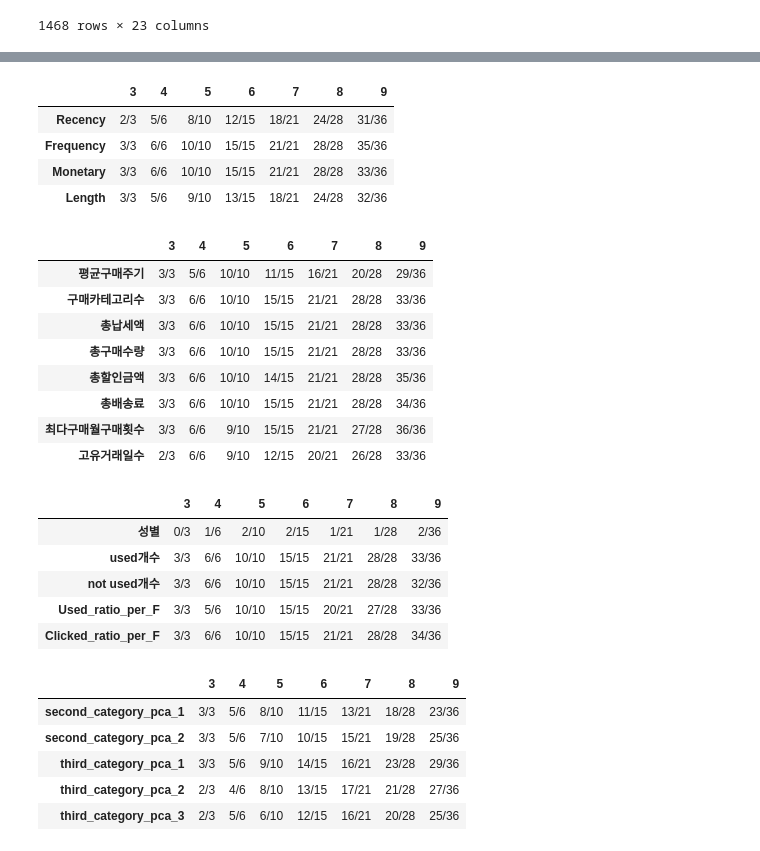
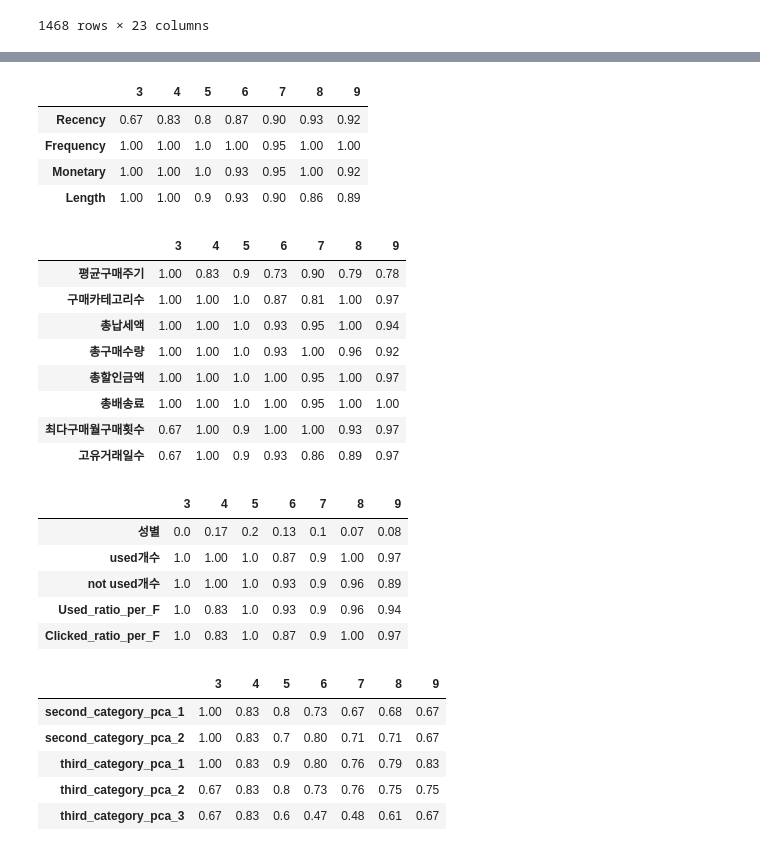
Before and after one commit to ColorConeHead/final_project, a Jupyter notebook: for_clustering.ipynb, the cells around one changed output, grey strips where cells are left out. Saved outputs shown, nothing was run; the diff lists cells and outputs as text; code cells hidden in the pictures.

```diff
--- a/for_clustering.ipynb
+++ b/for_clustering.ipynb
@@ -118,0 +135,5 @@ k = 9 -> silhouette index 0.44490912300674657
+# %%
+raw_core = rfm_raw[['Recency', 'Frequency', 'Monetary', 'Length', '성별', '평균구매주기', '구매카테고리수','총납세액', '총구매수량', '총할인금액', '총배송료', '당월구매횟수', '고유거래일수', '성별', 'used개수','not used개수', 'Used_ratio_per_F', 'Clicked_ratio_per_F', 'First_category', 'Second_category', 'Third_category']]
+# %%
+total = pd.concat([raw_core, core.iloc[:, -7:]], axis=1)
+total
@@ -118,0 +170,15 @@ k = 9 -> silhouette index 0.44490912300674657
+# %%
+for col in total.iloc[:, -7:].columns:
+    stick = int(col.split('_')[1])
+    plt.figure(figsize=(20, 10))
+
+
+    for i in range(stick):
+        plt.subplot(3, 3, i+1)
+        plt.hist(total[total[col] == i]['Monetary'])
+        plt.title(len(total[total[col] == i]) / len(total))
+    print()
+    print(col)
+    print(col)
+
+    plt.show()
@@ -118,0 +207,3 @@ k = 9 -> silhouette index 0.44490912300674657
+# %%
+for col in total.iloc[:, -7:].columns:
+    display(total.groupby(col)[['Recency','Frequency','Monetary', 'Length', '평균구매주기', '구매카테고리수','총납세액', '총구매수량', '총할인금액', '총배송료', '당월구매횟수', '고유거래일수', 'used개수','not used개수', 'Used_ratio_per_F', 'Clicked_ratio_per_F']].quantile(0.25).sort_values('Monetary', ascending=False))
@@ -245,55 +434,55 @@ for cols in [cols1, cols2, cols3, cols4]:
                     ttest_false = ttest_ind(group1,group2,equal_var=False)
                     # print('이분산 t-test_p_value가 0.05보다 작은가 : ',ttest_false[1] < 0.05)
                     # print(ttest_false)
 
                     result = ttest_false
 
 
                 else:
                     # print('비모수검정 실시')
 
                     test_ranks = ranksums(group1,group2)
 
                     # print('ranksums검정_p_value가 0.05보다 작은가 : ',test_ranks[1] < 0.05)
                     # print(test_ranks)
 
                     result = test_ranks
 
 
                 results.append(result[1] < 0.05)
 
             # print(f'{sum(results)}/{total_combis}')
-            values.append(f'{sum(results)}/{total_combis}')
+            values.append(round(sum(results)/total_combis, 2))
 
     temp_values = np.array(values).reshape(len(cols), -1)
     result_table = pd.DataFrame(data=temp_values, columns=elements, index=cols)
     display(result_table)
         #     print("+++++++++++++++++++++++++++++++++++")
         # print('========================================================================')
 # %% [output]
 |  | 3 | 4 | 5 | 6 | 7 | 8 | 9 |
-| Recency | 2/3 | 5/6 | 8/10 | 12/15 | 18/21 | 24/28 | 31/36 |
-| Frequency | 3/3 | 6/6 | 10/10 | 15/15 | 21/21 | 28/28 | 35/36 |
-| Monetary | 3/3 | 6/6 | 10/10 | 15/15 | 21/21 | 28/28 | 33/36 |
-| Length | 3/3 | 5/6 | 9/10 | 13/15 | 18/21 | 24/28 | 32/36 |
+| Recency | 0.67 | 0.83 | 0.8 | 0.87 | 0.90 | 0.93 | 0.92 |
+| Frequency | 1.00 | 1.00 | 1.0 | 1.00 | 0.95 | 1.00 | 1.00 |
+| Monetary | 1.00 | 1.00 | 1.0 | 0.93 | 0.95 | 1.00 | 0.92 |
+| Length | 1.00 | 1.00 | 0.9 | 0.93 | 0.90 | 0.86 | 0.89 |
 |  | 3 | 4 | 5 | 6 | 7 | 8 | 9 |
-| 평균구매주기 | 3/3 | 5/6 | 10/10 | 11/15 | 16/21 | 20/28 | 29/36 |
-| 구매카테고리수 | 3/3 | 6/6 | 10/10 | 15/15 | 21/21 | 28/28 | 33/36 |
-| 총납세액 | 3/3 | 6/6 | 10/10 | 15/15 | 21/21 | 28/28 | 33/36 |
-| 총구매수량 | 3/3 | 6/6 | 10/10 | 15/15 | 21/21 | 28/28 | 33/36 |
-| 총할인금액 | 3/3 | 6/6 | 10/10 | 14/15 | 21/21 | 28/28 | 35/36 |
-| 총배송료 | 3/3 | 6/6 | 10/10 | 15/15 | 21/21 | 28/28 | 34/36 |
-| 최다구매월구매횟수 | 3/3 | 6/6 | 9/10 | 15/15 | 21/21 | 27/28 | 36/36 |
-| 고유거래일수 | 2/3 | 6/6 | 9/10 | 12/15 | 20/21 | 26/28 | 33/36 |
+| 평균구매주기 | 1.00 | 0.83 | 0.9 | 0.73 | 0.90 | 0.79 | 0.78 |
+| 구매카테고리수 | 1.00 | 1.00 | 1.0 | 0.87 | 0.81 | 1.00 | 0.97 |
+| 총납세액 | 1.00 | 1.00 | 1.0 | 0.93 | 0.95 | 1.00 | 0.94 |
+| 총구매수량 | 1.00 | 1.00 | 1.0 | 0.93 | 1.00 | 0.96 | 0.92 |
+| 총할인금액 | 1.00 | 1.00 | 1.0 | 1.00 | 0.95 | 1.00 | 0.97 |
+| 총배송료 | 1.00 | 1.00 | 1.0 | 1.00 | 0.95 | 1.00 | 1.00 |
+| 최다구매월구매횟수 | 0.67 | 1.00 | 0.9 | 1.00 | 1.00 | 0.93 | 0.97 |
+| 고유거래일수 | 0.67 | 1.00 | 0.9 | 0.93 | 0.86 | 0.89 | 0.97 |
 |  | 3 | 4 | 5 | 6 | 7 | 8 | 9 |
-| 성별 | 0/3 | 1/6 | 2/10 | 2/15 | 1/21 | 1/28 | 2/36 |
-| used개수 | 3/3 | 6/6 | 10/10 | 15/15 | 21/21 | 28/28 | 33/36 |
-| not used개수 | 3/3 | 6/6 | 10/10 | 15/15 | 21/21 | 28/28 | 32/36 |
-| Used_ratio_per_F | 3/3 | 5/6 | 10/10 | 15/15 | 20/21 | 27/28 | 33/36 |
-| Clicked_ratio_per_F | 3/3 | 6/6 | 10/10 | 15/15 | 21/21 | 28/28 | 34/36 |
+| 성별 | 0.0 | 0.17 | 0.2 | 0.13 | 0.1 | 0.07 | 0.08 |
+| used개수 | 1.0 | 1.00 | 1.0 | 0.87 | 0.9 | 1.00 | 0.97 |
+| not used개수 | 1.0 | 1.00 | 1.0 | 0.93 | 0.9 | 0.96 | 0.89 |
+| Used_ratio_per_F | 1.0 | 0.83 | 1.0 | 0.93 | 0.9 | 0.96 | 0.94 |
+| Clicked_ratio_per_F | 1.0 | 0.83 | 1.0 | 0.87 | 0.9 | 1.00 | 0.97 |
 |  | 3 | 4 | 5 | 6 | 7 | 8 | 9 |
-| second_category_pca_1 | 3/3 | 5/6 | 8/10 | 11/15 | 13/21 | 18/28 | 23/36 |
-| second_category_pca_2 | 3/3 | 5/6 | 7/10 | 10/15 | 15/21 | 19/28 | 25/36 |
-| third_category_pca_1 | 3/3 | 5/6 | 9/10 | 14/15 | 16/21 | 23/28 | 29/36 |
-| third_category_pca_2 | 2/3 | 4/6 | 8/10 | 13/15 | 17/21 | 21/28 | 27/36 |
-| third_category_pca_3 | 2/3 | 5/6 | 6/10 | 12/15 | 16/21 | 20/28 | 25/36 |
+| second_category_pca_1 | 1.00 | 0.83 | 0.8 | 0.73 | 0.67 | 0.68 | 0.67 |
+| second_category_pca_2 | 1.00 | 0.83 | 0.7 | 0.80 | 0.71 | 0.71 | 0.67 |
+| third_category_pca_1 | 1.00 | 0.83 | 0.9 | 0.80 | 0.76 | 0.79 | 0.83 |
+| third_category_pca_2 | 0.67 | 0.83 | 0.8 | 0.73 | 0.76 | 0.75 | 0.75 |
+| third_category_pca_3 | 0.67 | 0.83 | 0.6 | 0.47 | 0.48 | 0.61 | 0.67 |
```
Also changed, not shown: parts of 14 cells of this notebook, 4 other files.
